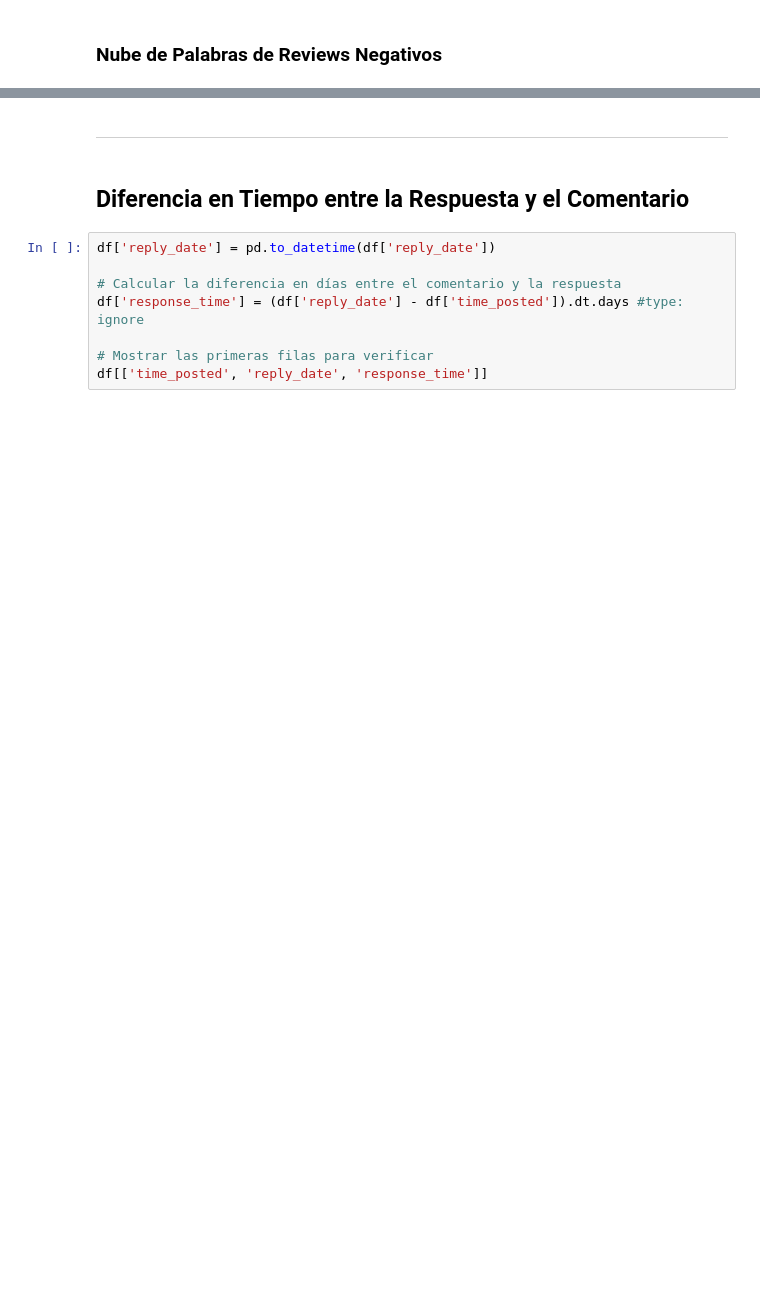
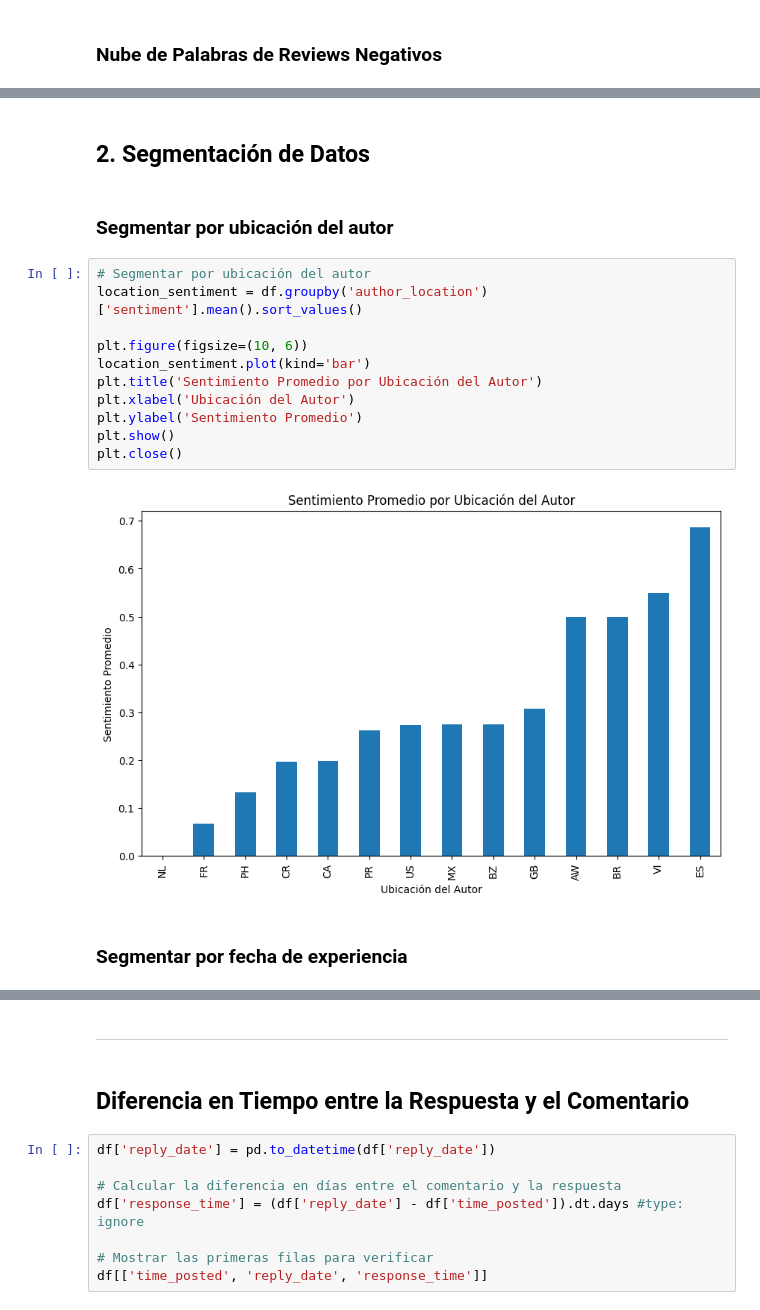
Before and after one commit to reirivero/truspilot-review-scraper, a Jupyter notebook: analysis/analysis_bywinona.ipynb, the cells around one changed output, grey strips where cells are left out. Saved outputs shown, nothing was run; the diff lists cells and outputs as text; blank space fills up the shorter version.

```diff
--- a/analysis/analysis_bywinona.ipynb
+++ b/analysis/analysis_bywinona.ipynb
@@ -162,0 +165,19 @@ plt.close()
+# %% [markdown]
+## 2. Segmentación de Datos
+# %% [markdown]
+### Segmentar por ubicación del autor
+# %%
+# Segmentar por ubicación del autor
+location_sentiment = df.groupby('author_location')['sentiment'].mean().sort_values()
+
+plt.figure(figsize=(10, 6))
+location_sentiment.plot(kind='bar')
+plt.title('Sentimiento Promedio por Ubicación del Autor')
+plt.xlabel('Ubicación del Autor')
+plt.ylabel('Sentimiento Promedio')
+plt.show()
+plt.close()
+# %% [output]
+[figure, added]
+# %% [markdown]
+### Segmentar por fecha de experiencia
```
Also changed, not shown: parts of 17 cells of this notebook, 4 other files.
